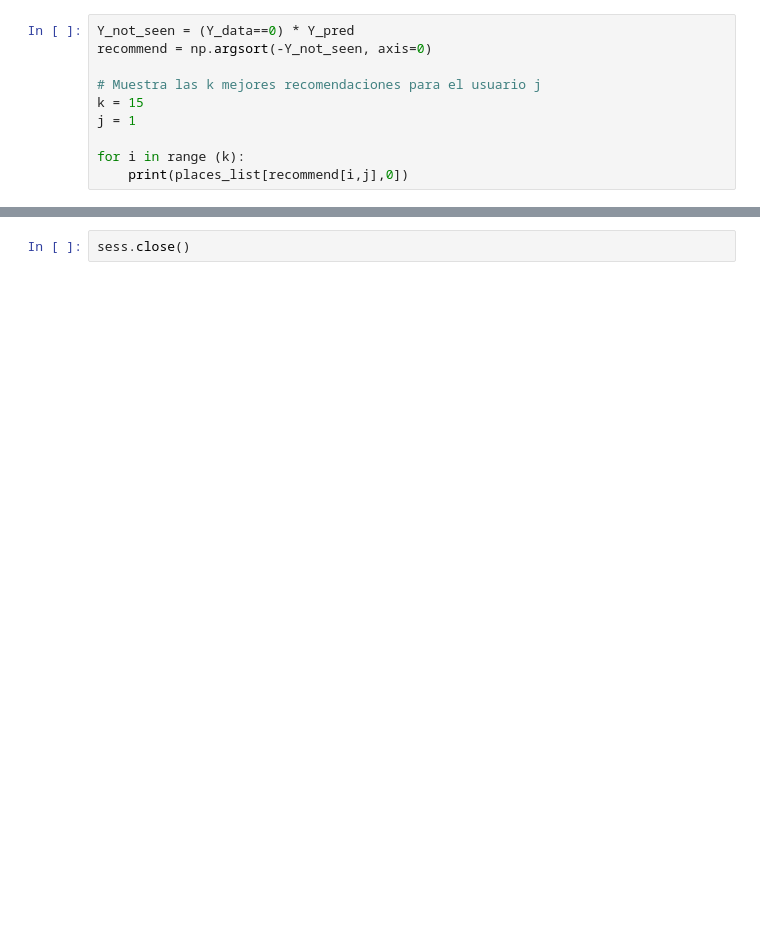
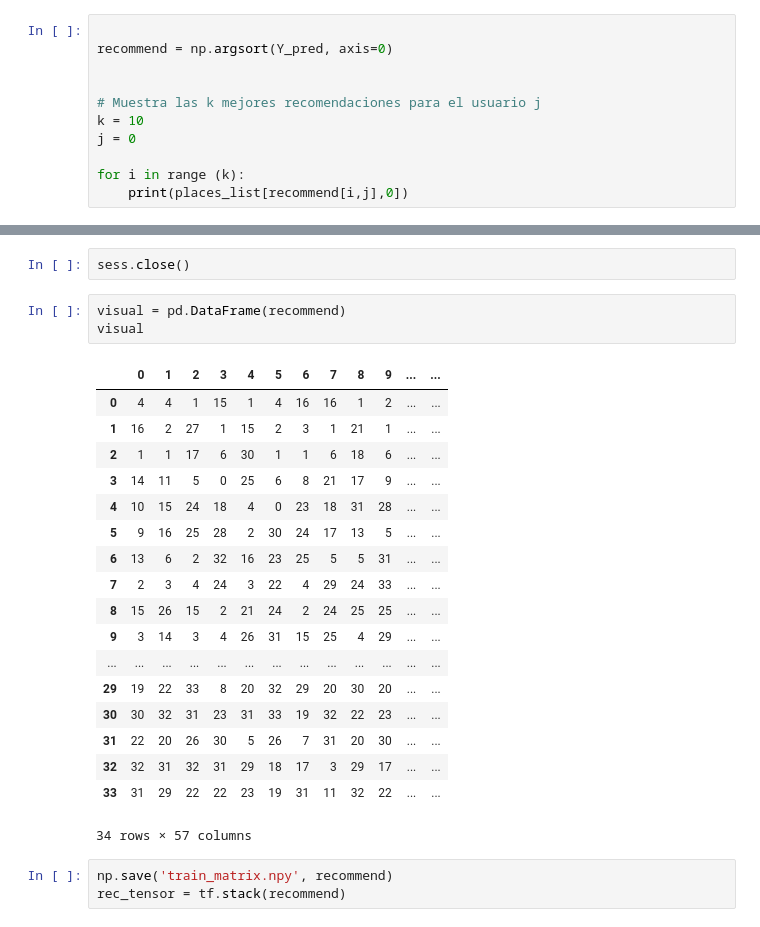
Before and after one commit to Avrgebro/TuristApp-recsystem, a Jupyter notebook: recommender.ipynb, the cells around one changed output, grey strips where cells are left out. Saved outputs shown, nothing was run; the diff lists cells and outputs as text; blank space fills up the shorter version.

```diff
--- a/recommender.ipynb
+++ b/recommender.ipynb
@@ -71,10 +71,11 @@ step 1100, training cost 3.75097e-08
 # %%
-Y_not_seen = (Y_data==0) * Y_pred
-recommend = np.argsort(-Y_not_seen, axis=0)
+
+recommend = np.argsort(Y_pred, axis=0)
+
 
 # Muestra las k mejores recomendaciones para el usuario j
-k = 15
-j = 1
+k = 10
+j = 0
 
 for i in range (k):
     print(places_list[recommend[i,j],0])
@@ -107,2 +95,27 @@ array([[ 0,  0,  0, ...,  0,  0,  0],
 # %%
 sess.close()
+# %%
+visual = pd.DataFrame(recommend)
+visual
+# %% [output]
+|  | 0 | 1 | 2 | 3 | 4 | 5 | 6 | 7 | 8 | 9 | ... | ... |
+| 0 | 4 | 4 | 1 | 15 | 1 | 4 | 16 | 16 | 1 | 2 | ... | ... |
+| 1 | 16 | 2 | 27 | 1 | 15 | 2 | 3 | 1 | 21 | 1 | ... | ... |
+| 2 | 1 | 1 | 17 | 6 | 30 | 1 | 1 | 6 | 18 | 6 | ... | ... |
+| 3 | 14 | 11 | 5 | 0 | 25 | 6 | 8 | 21 | 17 | 9 | ... | ... |
+| 4 | 10 | 15 | 24 | 18 | 4 | 0 | 23 | 18 | 31 | 28 | ... | ... |
+| 5 | 9 | 16 | 25 | 28 | 2 | 30 | 24 | 17 | 13 | 5 | ... | ... |
+| 6 | 13 | 6 | 2 | 32 | 16 | 23 | 25 | 5 | 5 | 31 | ... | ... |
+| 7 | 2 | 3 | 4 | 24 | 3 | 22 | 4 | 29 | 24 | 33 | ... | ... |
+| 8 | 15 | 26 | 15 | 2 | 21 | 24 | 2 | 24 | 25 | 25 | ... | ... |
+| 9 | 3 | 14 | 3 | 4 | 26 | 31 | 15 | 25 | 4 | 29 | ... | ... |
+| ... | ... | ... | ... | ... | ... | ... | ... | ... | ... | ... | ... | ... |
+| 29 | 19 | 22 | 33 | 8 | 20 | 32 | 29 | 20 | 30 | 20 | ... | ... |
+| 30 | 30 | 32 | 31 | 23 | 31 | 33 | 19 | 32 | 22 | 23 | ... | ... |
+| 31 | 22 | 20 | 26 | 30 | 5 | 26 | 7 | 31 | 20 | 30 | ... | ... |
+| 32 | 32 | 31 | 32 | 31 | 29 | 18 | 17 | 3 | 29 | 17 | ... | ... |
+| 33 | 31 | 29 | 22 | 22 | 23 | 19 | 31 | 11 | 32 | 22 | ... | ... |
+34 rows × 57 columns
+# %%
+np.save('train_matrix.npy', recommend)
+rec_tensor = tf.stack(recommend)
```
Also changed, not shown: parts of 5 cells of this notebook, 4 other files.
